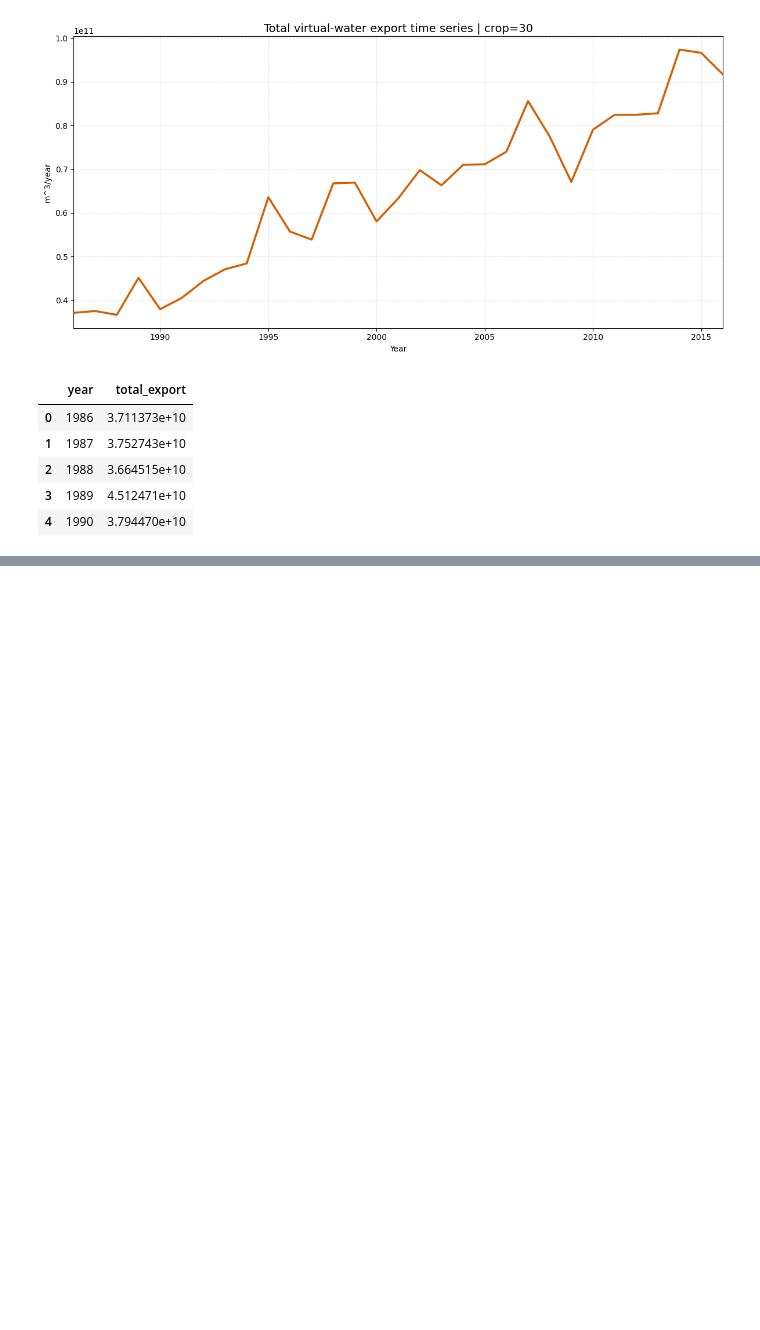
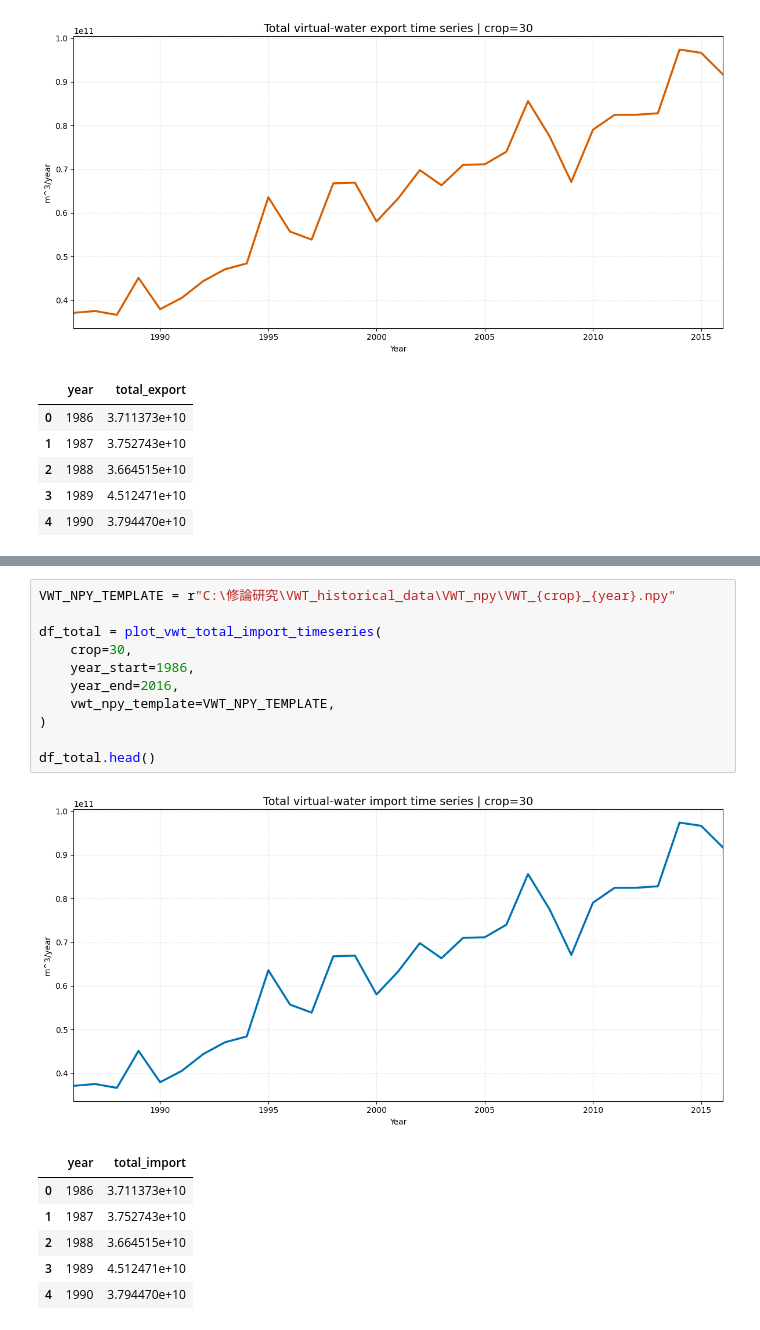
Before and after one commit to hgsl-general/2025_master_Tsuda, a Jupyter notebook: codes/net.ipynb, the cells around one changed output, grey strips where cells are left out. Cells and saved outputs as stored; diff of their text form; blank space fills up the shorter version.

```diff
--- a/codes/net.ipynb
+++ b/codes/net.ipynb
@@ -1418,0 +2054,19 @@ df_total.head()
+# %%
+VWT_NPY_TEMPLATE = r"C:\修論研究\VWT_historical_data\VWT_npy\VWT_{crop}_{year}.npy"
+
+df_total = plot_vwt_total_import_timeseries(
+    crop=30,
+    year_start=1986,
+    year_end=2016,
+    vwt_npy_template=VWT_NPY_TEMPLATE,
+)
+
+df_total.head()
+# %% [output]
+[figure, added]
+|  | year | total_import |
+| 0 | 1986 | 3.711373e+10 |
+| 1 | 1987 | 3.752743e+10 |
+| 2 | 1988 | 3.664515e+10 |
+| 3 | 1989 | 4.512471e+10 |
+| 4 | 1990 | 3.794470e+10 |
```
Also changed, not shown: parts of 13 cells of this notebook.
